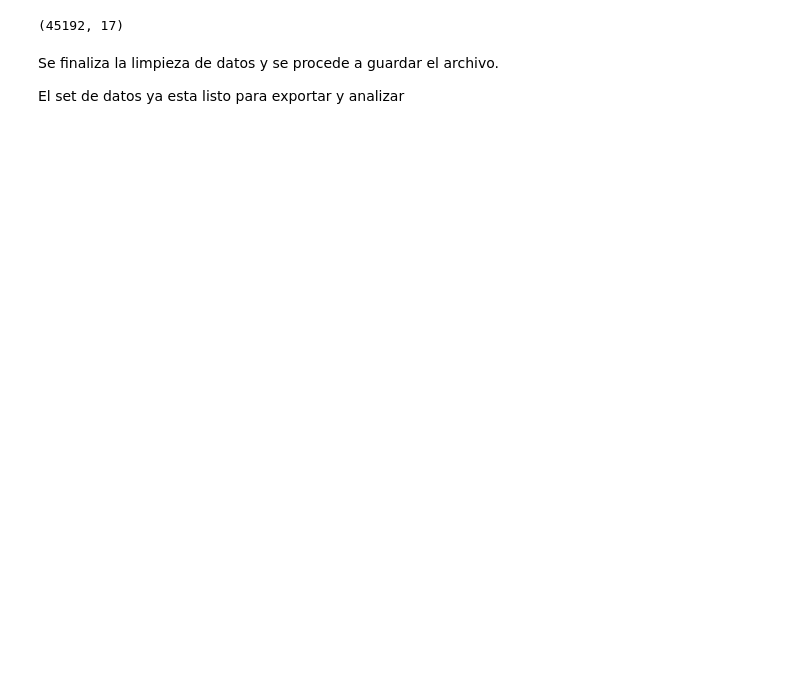
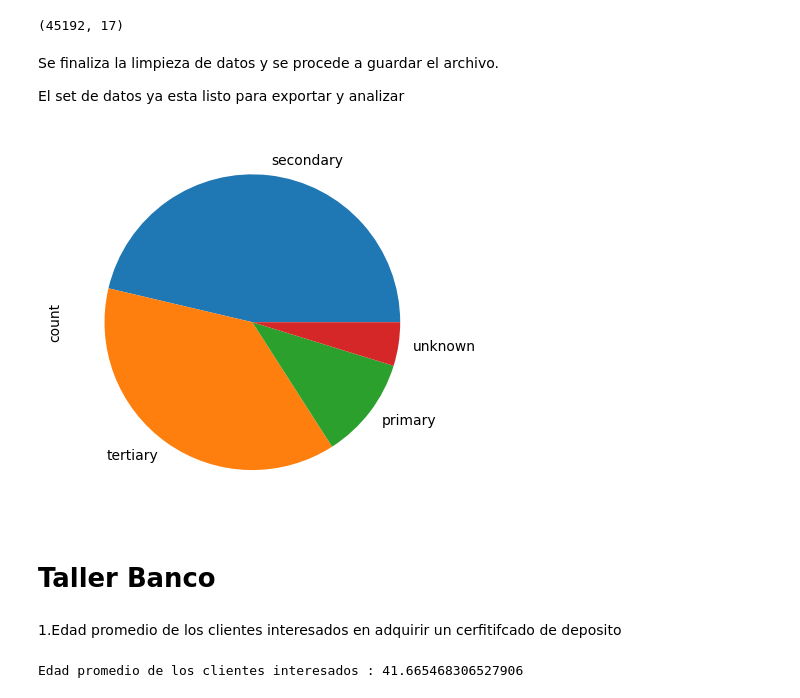
Before and after one commit to Sowii777/TalentoTech, a Jupyter notebook: Limpieza_de_Datos.ipynb, the cells around one changed output. Saved outputs shown, nothing was run; the diff lists cells and outputs as text; code cells hidden in the pictures; blank space fills up the shorter version.

```diff
--- a/Limpieza_de_Datos.ipynb
+++ b/Limpieza_de_Datos.ipynb
@@ -419,3 +419,17 @@ El set de datos ya esta listo para exportar y analizar
 # %%
 ruta =  "/content/drive/MyDrive/TALENTO/TAREAS/DATA/dataset_banco.csv"
 data.to_csv(ruta, index=False)
+# %%
+#Grafique el nivel de educacion de los interesados en el producto
+level_education = data[data['y']=='yes'].education.value_counts().plot.pie()
+# %% [output]
+[figure, added]
+# %% [markdown]
+# Taller Banco
+# %% [markdown]
+1.Edad promedio de los clientes interesados en adquirir un cerfitifcado de deposito
+# %%
+edad_promedio_interesados = data[data['y']=='yes']['age'].mean()
+print(f'Edad promedio de los clientes interesados : {edad_promedio_interesados}')
+# %% [output]
+Edad promedio de los clientes interesados : 41.665468306527906
```
Also changed, not shown: parts of 38 cells of this notebook.
